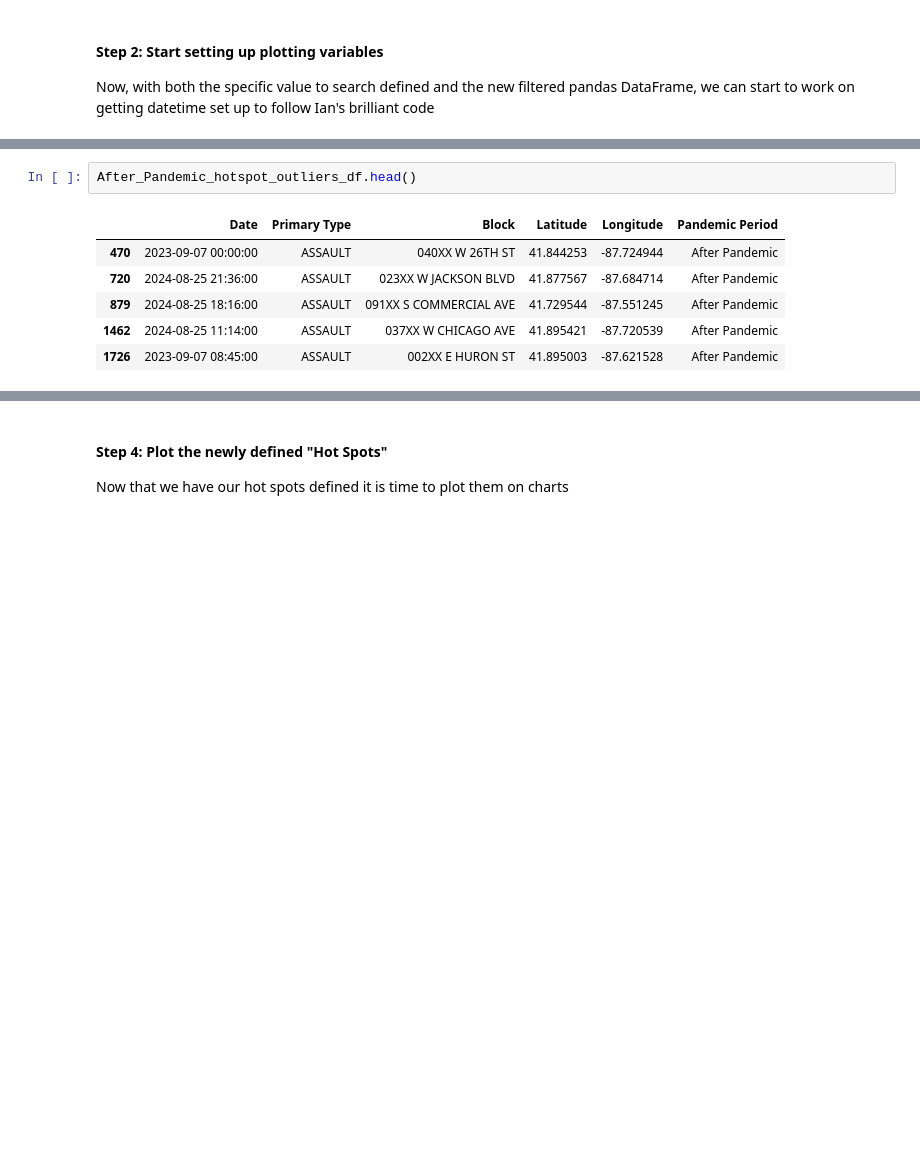
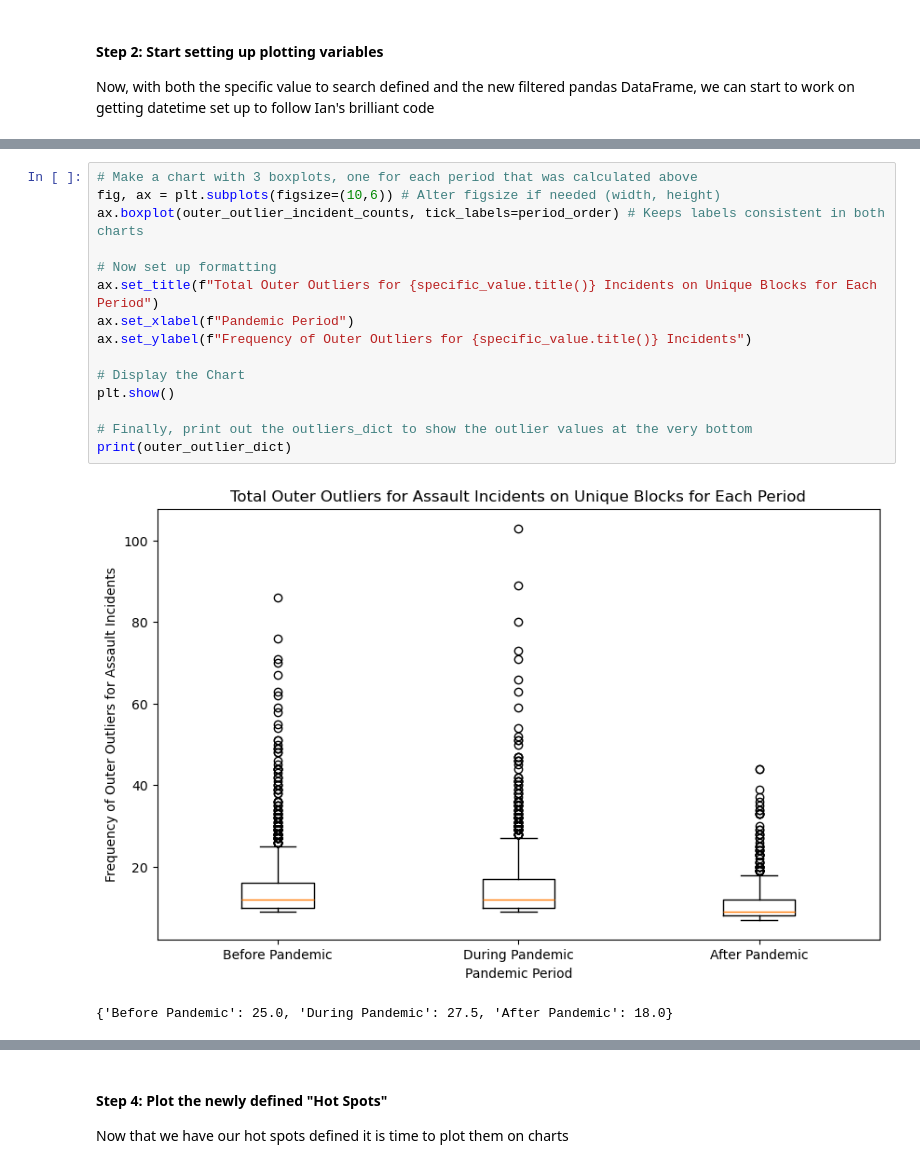
Before and after one commit to QJones76/team-project-1, a Jupyter notebook: branch_analysis.ipynb, the cells around one changed output, grey strips where cells are left out. Drawn from its saved outputs; the diff is of its cells as text; blank space fills up the shorter version.

```diff
--- a/branch_analysis.ipynb
+++ b/branch_analysis.ipynb
@@ -343,9 +317,18 @@ Thus, blocks with values above 18.0 are data points that we can now define as 'h
-# %%
-After_Pandemic_hotspot_outliers_df.head()
-# %% [output]
-|  | Date | Primary Type | Block | Latitude | Longitude | Pandemic Period |
-| 470 | 2023-09-07 00:00:00 | ASSAULT | 040XX W 26TH ST | 41.844253 | -87.724944 | After Pandemic |
-| 720 | 2024-08-25 21:36:00 | ASSAULT | 023XX W JACKSON BLVD | 41.877567 | -87.684714 | After Pandemic |
-| 879 | 2024-08-25 18:16:00 | ASSAULT | 091XX S COMMERCIAL AVE | 41.729544 | -87.551245 | After Pandemic |
-| 1462 | 2024-08-25 11:14:00 | ASSAULT | 037XX W CHICAGO AVE | 41.895421 | -87.720539 | After Pandemic |
-| 1726 | 2023-09-07 08:45:00 | ASSAULT | 002XX E HURON ST | 41.895003 | -87.621528 | After Pandemic |
+# %%
+# Make a chart with 3 boxplots, one for each period that was calculated above
+fig, ax = plt.subplots(figsize=(10,6)) # Alter figsize if needed (width, height)
+ax.boxplot(outer_outlier_incident_counts, tick_labels=period_order) # Keeps labels consistent in both charts
+
+# Now set up formatting
+ax.set_title(f"Total Outer Outliers for {specific_value.title()} Incidents on Unique Blocks for Each Period")
+ax.set_xlabel(f"Pandemic Period")
+ax.set_ylabel(f"Frequency of Outer Outliers for {specific_value.title()} Incidents")
+
+# Display the Chart
+plt.show()
+
+# Finally, print out the outliers_dict to show the outlier values at the very bottom
+print(outer_outlier_dict)
+# %% [output]
+[figure, added]
+{'Before Pandemic': 25.0, 'During Pandemic': 27.5, 'After Pandemic': 18.0}
```
Also changed, not shown: parts of 12 cells of this notebook.
